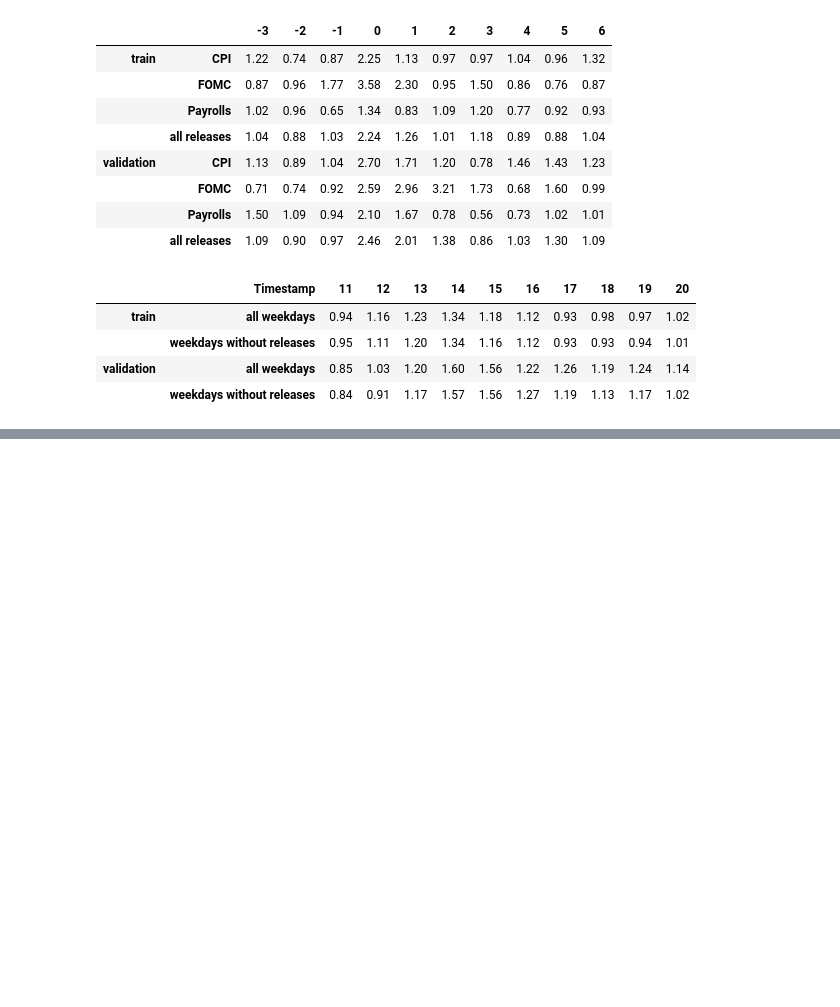
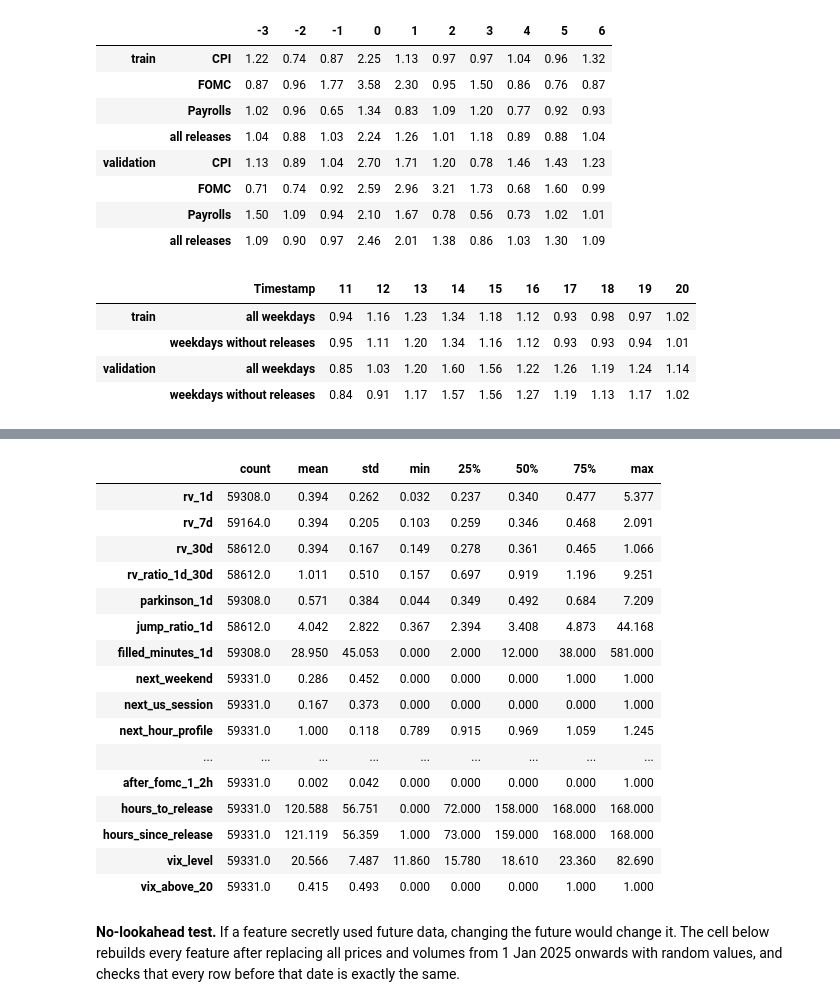
Before and after one commit to Descalabreitor/IAI600-final-project, a Jupyter notebook: data-analysis.ipynb, the cells around one changed output, grey strips where cells are left out. Saved outputs shown, nothing was run; the diff lists cells and outputs as text; code cells hidden in the pictures; blank space fills up the shorter version.

Commit message:
Added a new section that evaluates some feature engineering. The result are sumarized in a table and a plot.

```diff
--- a/data-analysis.ipynb
+++ b/data-analysis.ipynb
@@ -1262,0 +1287,57 @@ display(cmp.loc[:, 11:20].round(2))
+# %%
+from utils.macro import align_levels
+
+
+def build_features(hourly, releases, macro, train_end):
+    """Candidate features, one row per hourly candle t, using only what is known at the end of t.
+
+    The target they are meant for is the size of candle t+1 (or of the next 24 candles).
+    """
+    r = hourly["Return"]
+    a = r.abs()
+    idx = hourly.index
+    nxt = idx + pd.Timedelta(hours=1)                      # the candle being predicted
+    f = pd.DataFrame(index=idx)
+
+    # volatility: windows that end at candle t
+    f["rv_1d"] = a.rolling(24).mean()
+    f["rv_7d"] = a.rolling(168).mean()
+    f["rv_30d"] = a.rolling(720).mean()
+    f["rv_ratio_1d_30d"] = f["rv_1d"] / f["rv_30d"]
+    hl2 = np.log(hourly["High"] / hourly["Low"]) ** 2
+    f["parkinson_1d"] = np.sqrt(hl2.rolling(24).mean() / (4 * np.log(2))) * 100
+    f["jump_ratio_1d"] = a.rolling(24).max() / f["rv_30d"]
+    f["filled_minutes_1d"] = hourly["filled_minutes"].rolling(24).sum()
+
+    # clock of the predicted candle (known in advance); hour profile from the train block only
+    f["next_weekend"] = (nxt.dayofweek >= 5).astype(int)
+    f["next_us_session"] = ((nxt.hour >= 13) & (nxt.hour <= 16)).astype(int)
+    a_tr = a.loc[:train_end]
+    profile = a_tr.groupby(a_tr.index.hour).mean()
+    f["next_hour_profile"] = (profile / profile.mean()).reindex(nxt.hour).to_numpy()
+
+    # scheduled releases (known in advance)
+    sched = releases[releases["kind"] == "scheduled"]
+    rel_hours = {ev: pd.DatetimeIndex(g["timestamp_utc"].dt.floor("h")) for ev, g in sched.groupby("event")}
+    for ev in ["CPI", "Payrolls", "FOMC"]:
+        f[f"next_{ev.lower()}"] = nxt.isin(rel_hours[ev]).astype(int)
+    fomc = rel_hours["FOMC"]
+    f["after_fomc_1_2h"] = (nxt.isin(fomc + pd.Timedelta(hours=1)) | nxt.isin(fomc + pd.Timedelta(hours=2))).astype(int)
+    all_rel = pd.DatetimeIndex(sched["timestamp_utc"].dt.floor("h")).unique().sort_values()
+    pos = np.searchsorted(all_rel.values, nxt.values)        # first release candle at or after the predicted one
+    to_next = np.where(pos < len(all_rel), (all_rel.values[np.minimum(pos, len(all_rel) - 1)] - nxt.values) / np.timedelta64(1, "h"), np.inf)
+    since = np.where(pos > 0, (nxt.values - all_rel.values[np.maximum(pos - 1, 0)]) / np.timedelta64(1, "h"), np.inf)
+    f["hours_to_release"] = np.minimum(to_next, 168)
+    f["hours_since_release"] = np.minimum(since, 168)
+
+    # market stress: VIX close that was public at the end of candle t (availability date)
+    vix = align_levels(macro, pit=True)["VIX"]
+    f["vix_level"] = vix.reindex(idx, method="ffill", tolerance=pd.Timedelta(days=10)).to_numpy()
+    f["vix_above_20"] = (f["vix_level"] > 20).astype(float).where(f["vix_level"].notna())
+    return f
+
+
+features = build_features(hourly, rel, macro, TRAIN_END)
+print(f"{features.shape[1]} features, {len(features):,} hours; complete rows from {features.dropna().index[0]}")
+features.describe().T.round(3)
+# %% [output]
@@ -1262,0 +1345,19 @@ display(cmp.loc[:, 11:20].round(2))
+|  | count | mean | std | min | 25% | 50% | 75% | max |
+| rv_1d | 59308.0 | 0.394 | 0.262 | 0.032 | 0.237 | 0.340 | 0.477 | 5.377 |
+| rv_7d | 59164.0 | 0.394 | 0.205 | 0.103 | 0.259 | 0.346 | 0.468 | 2.091 |
+| rv_30d | 58612.0 | 0.394 | 0.167 | 0.149 | 0.278 | 0.361 | 0.465 | 1.066 |
+| rv_ratio_1d_30d | 58612.0 | 1.011 | 0.510 | 0.157 | 0.697 | 0.919 | 1.196 | 9.251 |
+| parkinson_1d | 59308.0 | 0.571 | 0.384 | 0.044 | 0.349 | 0.492 | 0.684 | 7.209 |
+| jump_ratio_1d | 58612.0 | 4.042 | 2.822 | 0.367 | 2.394 | 3.408 | 4.873 | 44.168 |
+| filled_minutes_1d | 59308.0 | 28.950 | 45.053 | 0.000 | 2.000 | 12.000 | 38.000 | 581.000 |
+| next_weekend | 59331.0 | 0.286 | 0.452 | 0.000 | 0.000 | 0.000 | 1.000 | 1.000 |
+| next_us_session | 59331.0 | 0.167 | 0.373 | 0.000 | 0.000 | 0.000 | 0.000 | 1.000 |
+| next_hour_profile | 59331.0 | 1.000 | 0.118 | 0.789 | 0.915 | 0.969 | 1.059 | 1.245 |
+| ... | ... | ... | ... | ... | ... | ... | ... | ... |
+| after_fomc_1_2h | 59331.0 | 0.002 | 0.042 | 0.000 | 0.000 | 0.000 | 0.000 | 1.000 |
+| hours_to_release | 59331.0 | 120.588 | 56.751 | 0.000 | 72.000 | 158.000 | 168.000 | 168.000 |
+| hours_since_release | 59331.0 | 121.119 | 56.359 | 1.000 | 73.000 | 159.000 | 168.000 | 168.000 |
+| vix_level | 59331.0 | 20.566 | 7.487 | 11.860 | 15.780 | 18.610 | 23.360 | 82.690 |
+| vix_above_20 | 59331.0 | 0.415 | 0.493 | 0.000 | 0.000 | 0.000 | 1.000 | 1.000 |
+# %% [markdown]
+**No-lookahead test.** If a feature secretly used future data, changing the future would change it. The cell below rebuilds every feature after replacing all prices and volumes from 1 Jan 2025 onwards with random values, and checks that every row before that date is exactly the same.
```
Also changed, not shown: parts of 30 cells of this notebook, 1 other file.
